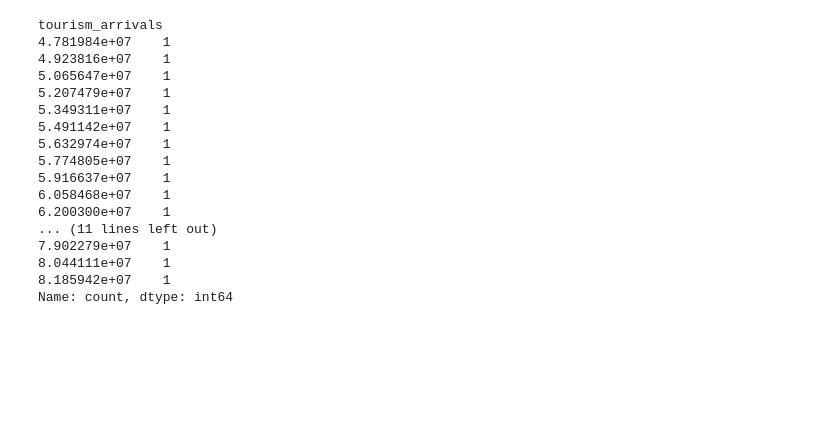
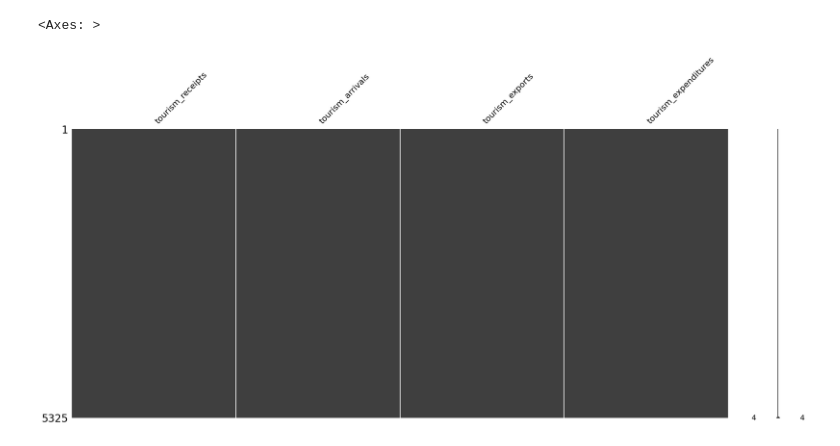
Before and after one commit to vDxbs/DE300, a Jupyter notebook: PROJECT/project.ipynb, the cells around one changed output. Cells and saved outputs as stored; diff of their text form; code cells hidden in the pictures; blank space fills up the shorter version.

```diff
--- a/PROJECT/project.ipynb
+++ b/PROJECT/project.ipynb
@@ -59,20 +20,0 @@ ZWE — Missing rows to fill: 3
-# %%
-tourism[tourism['country_code'] == 'CHI']['tourism_arrivals'].value_counts()
-# %% [output]
-tourism_arrivals
-4.781984e+07    1
-4.923816e+07    1
-5.065647e+07    1
-5.207479e+07    1
-5.349311e+07    1
-5.491142e+07    1
-5.632974e+07    1
-5.774805e+07    1
-5.916637e+07    1
-6.058468e+07    1
-6.200300e+07    1
-... (11 lines left out)
-7.902279e+07    1
-8.044111e+07    1
-8.185942e+07    1
-Name: count, dtype: int64
@@ -111,0 +21,49 @@ msno.matrix(tourism[['tourism_arrivals']])
+# %%
+import pandas as pd
+import matplotlib.pyplot as plt
+import miceforest as mf
+import missingno as msno
+import numpy as np
+
+# Load data
+tourism = pd.read_csv('tourism.csv')
+
+# Add continent info
+import pycountry_convert as pc
+from pycountry import countries
+
+def country_to_continent(code):
+    try:
+        alpha2 = countries.get(alpha_3=code).alpha_2
+        cont_code = pc.country_alpha2_to_continent_code(alpha2)
+        return pc.convert_continent_code_to_continent_name(cont_code)
+    except:
+        return None
+
+tourism['continent'] = tourism['country_code'].apply(country_to_continent)
+tourism = tourism.dropna(subset=['continent'])
+
+# Set categories
+tourism['country_code'] = tourism['country_code'].astype('category')
+tourism['continent'] = tourism['continent'].astype('category')
+
+# Select relevant columns
+cols = ['country_code', 'continent', 'year', 'tourism_receipts', 'tourism_arrivals', 'tourism_exports', 'tourism_expenditures']
+tourism = tourism.reset_index(drop=True)
+
+
+# impute
+kernel = mf.ImputationKernel(
+    tourism[cols],
+    random_state=42
+)
+kernel.mice(3)
+
+# Get imputed data
+completed_df = kernel.complete_data(0)
+
+# Visualize
+msno.matrix(completed_df[['tourism_receipts', 'tourism_arrivals', 'tourism_exports', 'tourism_expenditures']])
+# %% [output]
+<Axes: >
+[figure, added]
```
Also changed, not shown: parts of 5 cells of this notebook.
